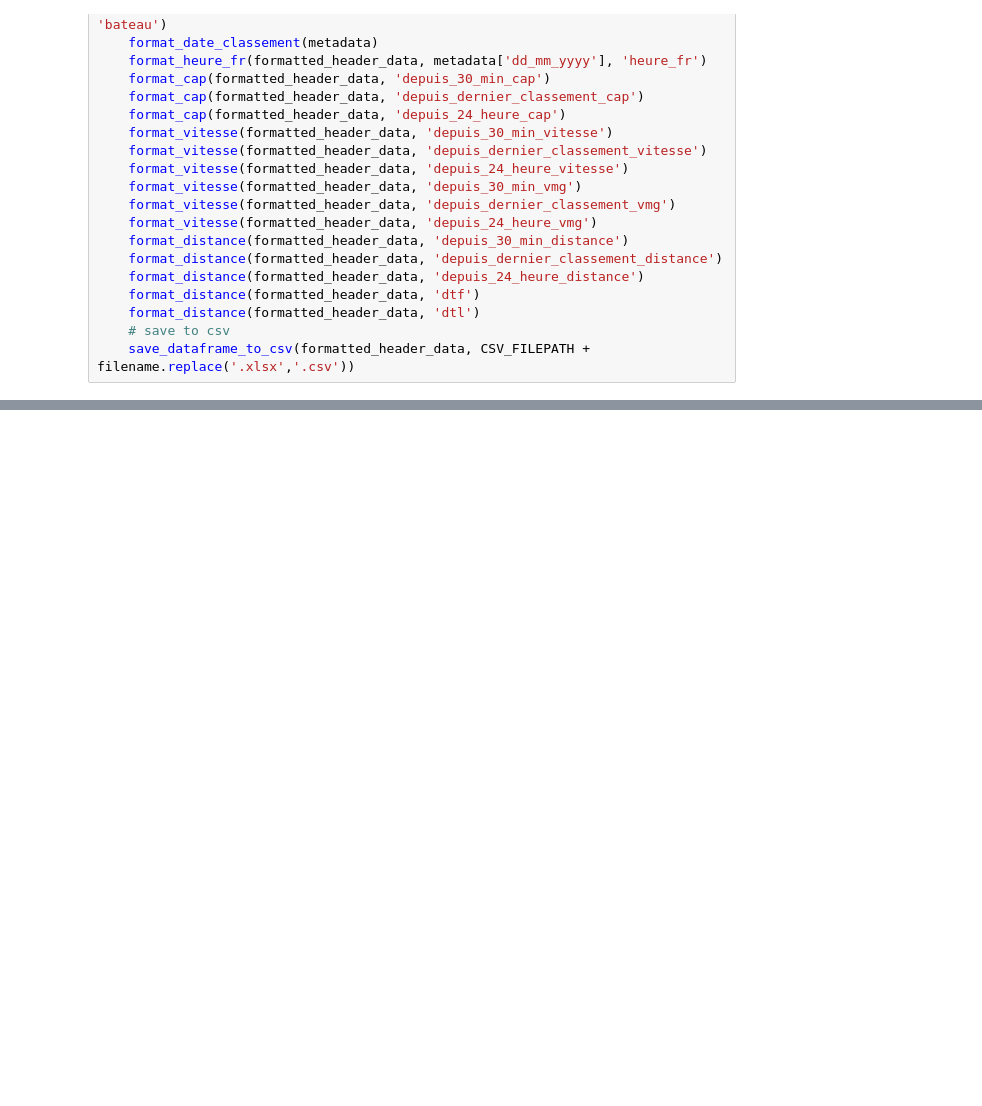
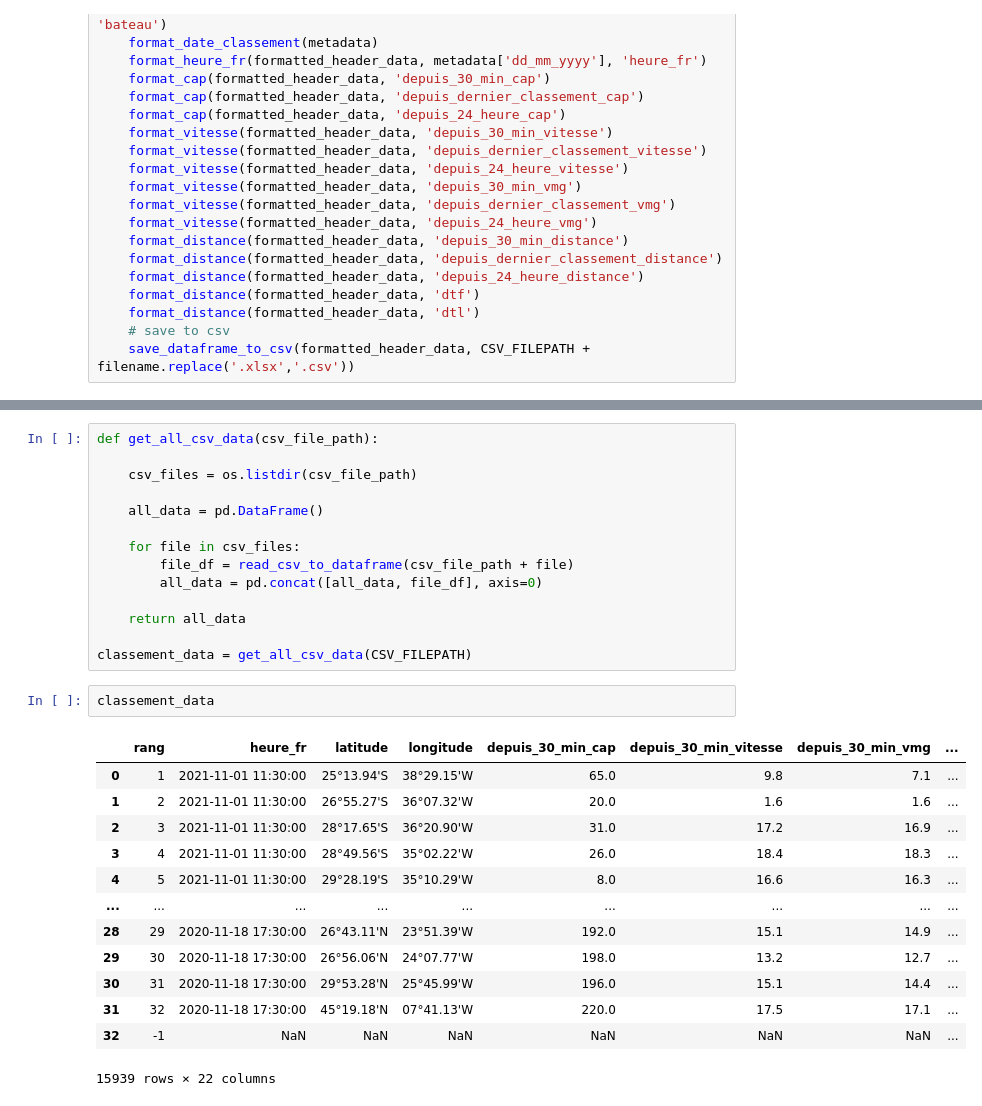
Before and after one commit to Kit-BIGDATA-Telecom-2022-2023/kovila_pauvaday, a Jupyter notebook: projet/projet_vendee_globe.ipynb, the cells around one changed output, grey strips where cells are left out. Drawn from its saved outputs; the diff is of its cells as text; blank space fills up the shorter version.

Commit message:
merge all csv data

```diff
--- a/projet/projet_vendee_globe.ipynb
+++ b/projet/projet_vendee_globe.ipynb
@@ -389,3 +395,33 @@ vendeeglobe_20201108_170000.xlsx
 vendeeglobe_20201108_150000.xlsx
 vendeeglobe_20201108_140000.xlsx
 vendeeglobe_20201108_120200.xlsx
+# %%
+def get_all_csv_data(csv_file_path):
+
+    csv_files = os.listdir(csv_file_path)
+
+    all_data = pd.DataFrame()
+
+    for file in csv_files:
+        file_df = read_csv_to_dataframe(csv_file_path + file)
+        all_data = pd.concat([all_data, file_df], axis=0)
+
+    return all_data
+
+classement_data = get_all_csv_data(CSV_FILEPATH)
+# %%
+classement_data
+# %% [output]
+|  | rang | heure_fr | latitude | longitude | depuis_30_min_cap | depuis_30_min_vitesse | depuis_30_min_vmg | ... |
+| 0 | 1 | 2021-11-01 11:30:00 | 25°13.94'S | 38°29.15'W | 65.0 | 9.8 | 7.1 | ... |
+| 1 | 2 | 2021-11-01 11:30:00 | 26°55.27'S | 36°07.32'W | 20.0 | 1.6 | 1.6 | ... |
+| 2 | 3 | 2021-11-01 11:30:00 | 28°17.65'S | 36°20.90'W | 31.0 | 17.2 | 16.9 | ... |
+| 3 | 4 | 2021-11-01 11:30:00 | 28°49.56'S | 35°02.22'W | 26.0 | 18.4 | 18.3 | ... |
+| 4 | 5 | 2021-11-01 11:30:00 | 29°28.19'S | 35°10.29'W | 8.0 | 16.6 | 16.3 | ... |
+| ... | ... | ... | ... | ... | ... | ... | ... | ... |
+| 28 | 29 | 2020-11-18 17:30:00 | 26°43.11'N | 23°51.39'W | 192.0 | 15.1 | 14.9 | ... |
+| 29 | 30 | 2020-11-18 17:30:00 | 26°56.06'N | 24°07.77'W | 198.0 | 13.2 | 12.7 | ... |
+| 30 | 31 | 2020-11-18 17:30:00 | 29°53.28'N | 25°45.99'W | 196.0 | 15.1 | 14.4 | ... |
+| 31 | 32 | 2020-11-18 17:30:00 | 45°19.18'N | 07°41.13'W | 220.0 | 17.5 | 17.1 | ... |
+| 32 | -1 | NaN | NaN | NaN | NaN | NaN | NaN | ... |
+15939 rows × 22 columns
```
Also changed, not shown: parts of 5 cells of this notebook.
